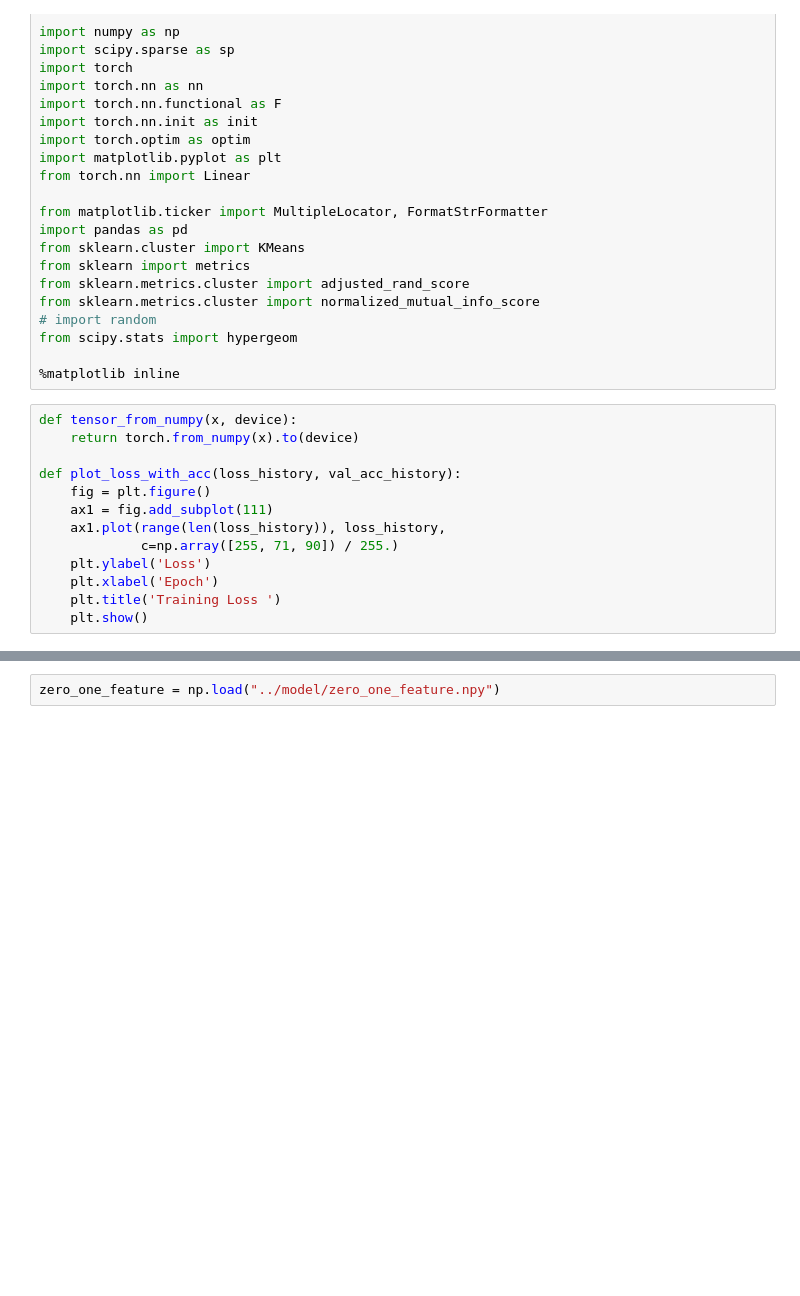
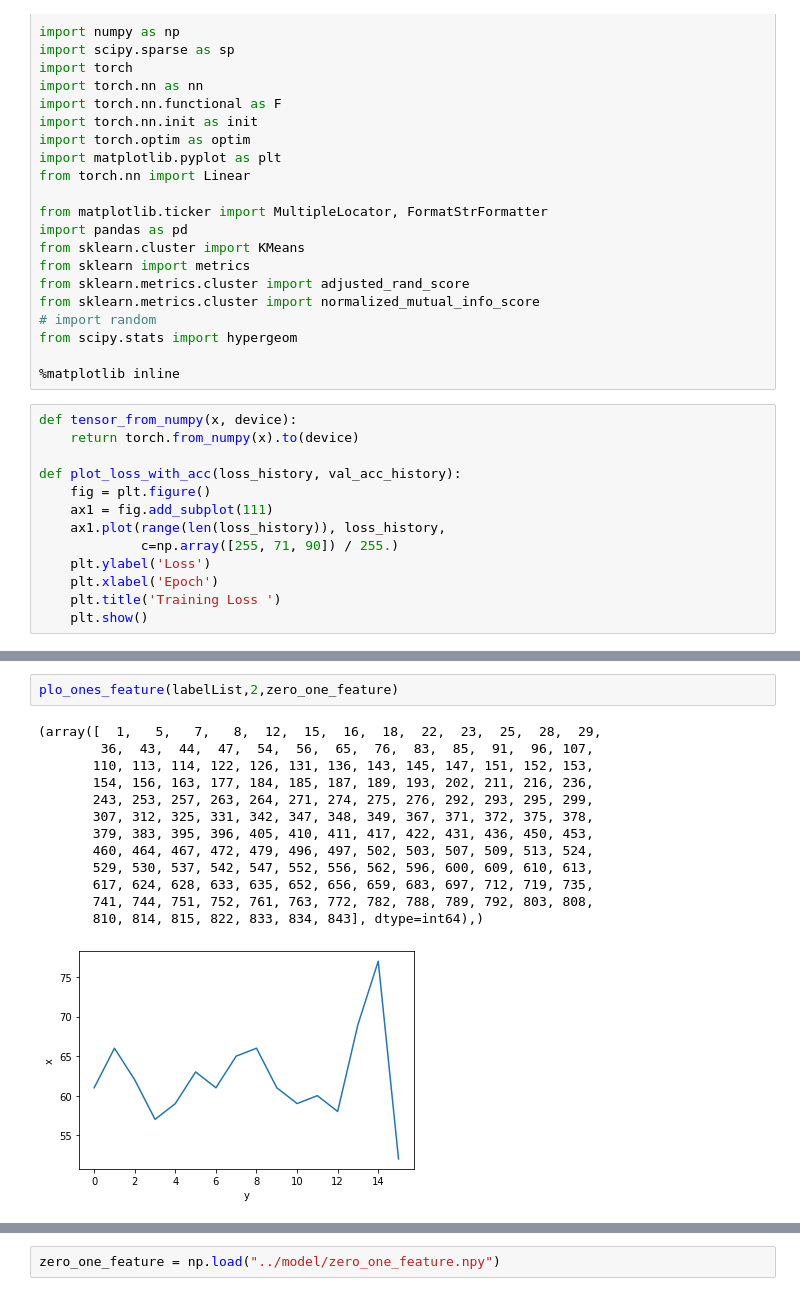
Before and after one commit to chesterzhang/EE-6680, a Jupyter notebook: script/zero_one_encoder.ipynb, the cells around one changed output, grey strips where cells are left out. Cells and saved outputs as stored; diff of their text form; blank space fills up the shorter version.

```diff
--- a/script/zero_one_encoder.ipynb
+++ b/script/zero_one_encoder.ipynb
@@ -285,0 +195,16 @@ print( zero_one_feature[62: 63] )
+# %%
+plo_ones_feature(labelList,2,zero_one_feature)
+# %% [output]
+(array([  1,   5,   7,   8,  12,  15,  16,  18,  22,  23,  25,  28,  29,
+        36,  43,  44,  47,  54,  56,  65,  76,  83,  85,  91,  96, 107,
+       110, 113, 114, 122, 126, 131, 136, 143, 145, 147, 151, 152, 153,
+       154, 156, 163, 177, 184, 185, 187, 189, 193, 202, 211, 216, 236,
+       243, 253, 257, 263, 264, 271, 274, 275, 276, 292, 293, 295, 299,
+       307, 312, 325, 331, 342, 347, 348, 349, 367, 371, 372, 375, 378,
+       379, 383, 395, 396, 405, 410, 411, 417, 422, 431, 436, 450, 453,
+       460, 464, 467, 472, 479, 496, 497, 502, 503, 507, 509, 513, 524,
+       529, 530, 537, 542, 547, 552, 556, 562, 596, 600, 609, 610, 613,
+       617, 624, 628, 633, 635, 652, 656, 659, 683, 697, 712, 719, 735,
+       741, 744, 751, 752, 761, 763, 772, 782, 788, 789, 792, 803, 808,
+       810, 814, 815, 822, 833, 834, 843], dtype=int64),)
+[figure, added]
```
Also changed, not shown: parts of 22 cells of this notebook.
